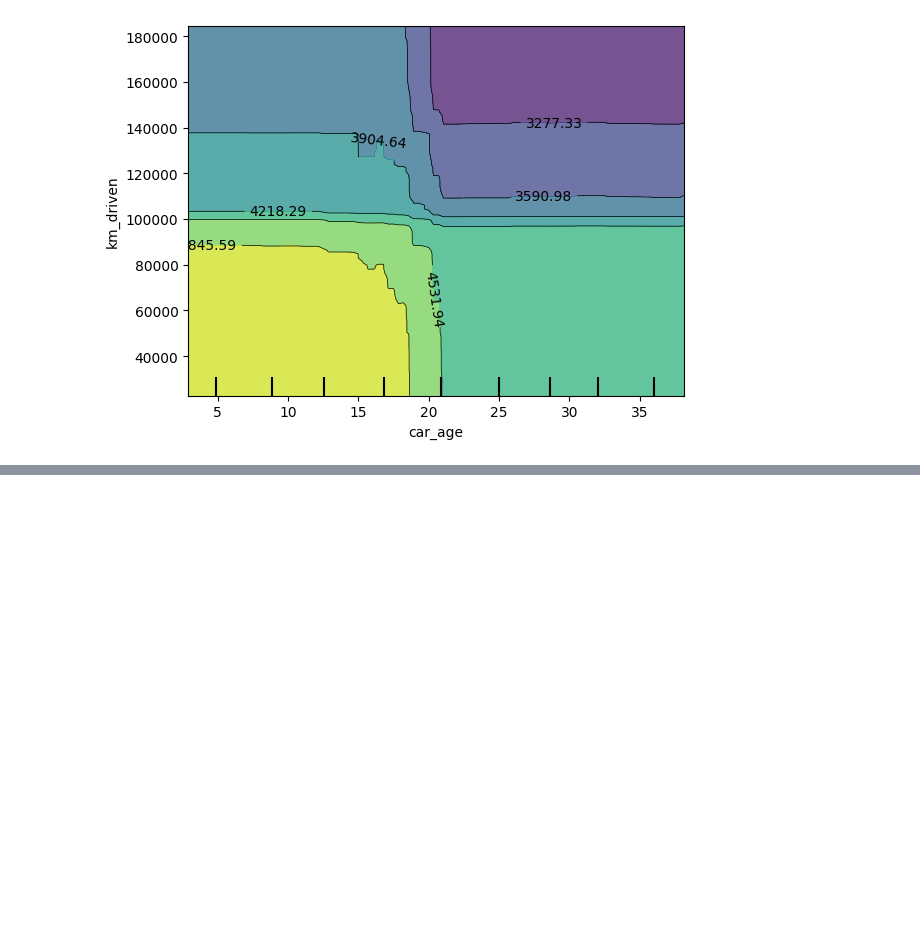
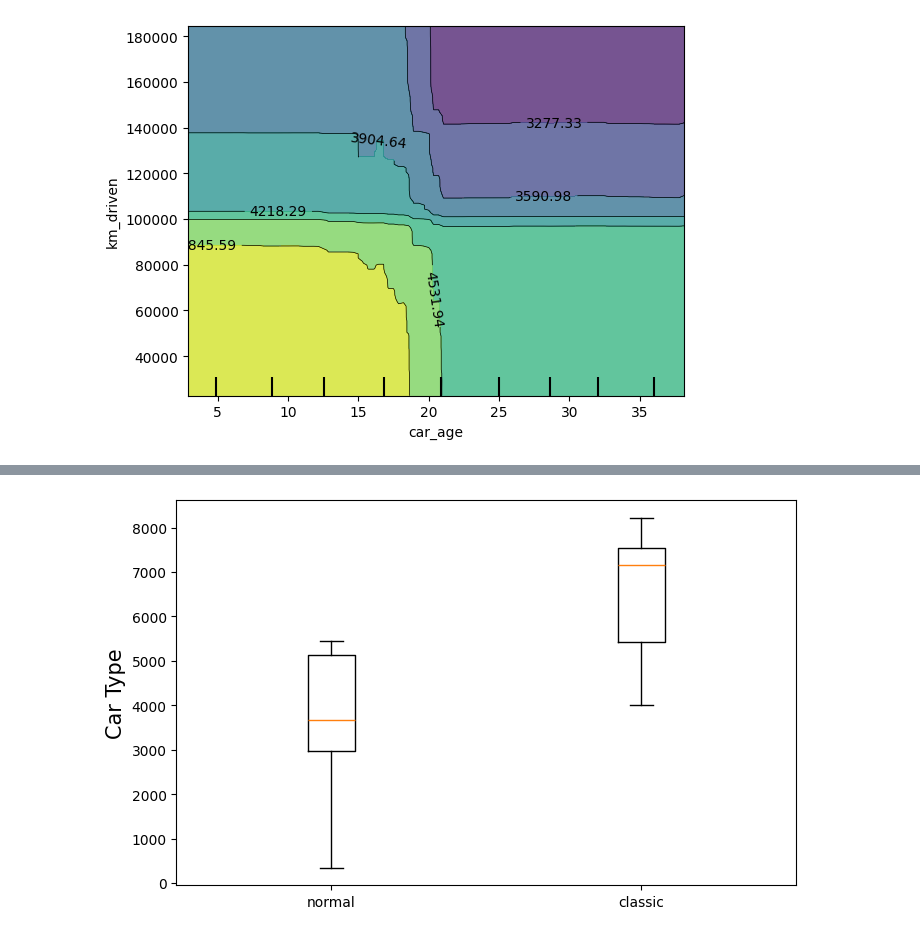
Before and after one commit to hAI-FA001/Explainable-AI-XAI, a Jupyter notebook: PDP/pdp.ipynb, the cells around one changed output, grey strips where cells are left out. Cells and saved outputs as stored; diff of their text form; code cells hidden in the pictures; blank space fills up the shorter version.

```diff
--- a/PDP/pdp.ipynb
+++ b/PDP/pdp.ipynb
@@ -87,0 +113,16 @@ plt.show()
+# %%
+ice = pdp_ice['individual'][0]
+
+normal_ice = [i[0] for i in ice]
+classic_ice = [i[1] for i in ice]
+data = [normal_ice, classic_ice]
+
+plt.figure(figsize=(8,5))
+plt.boxplot(data, labels=labels)
+
+plt.ylabel('Partial Pred', size=15)
+plt.ylabel('Car Type', size=15)
+
+plt.show()
+# %% [output]
+[figure, added]
```
Also changed, not shown: parts of 3 cells of this notebook.
